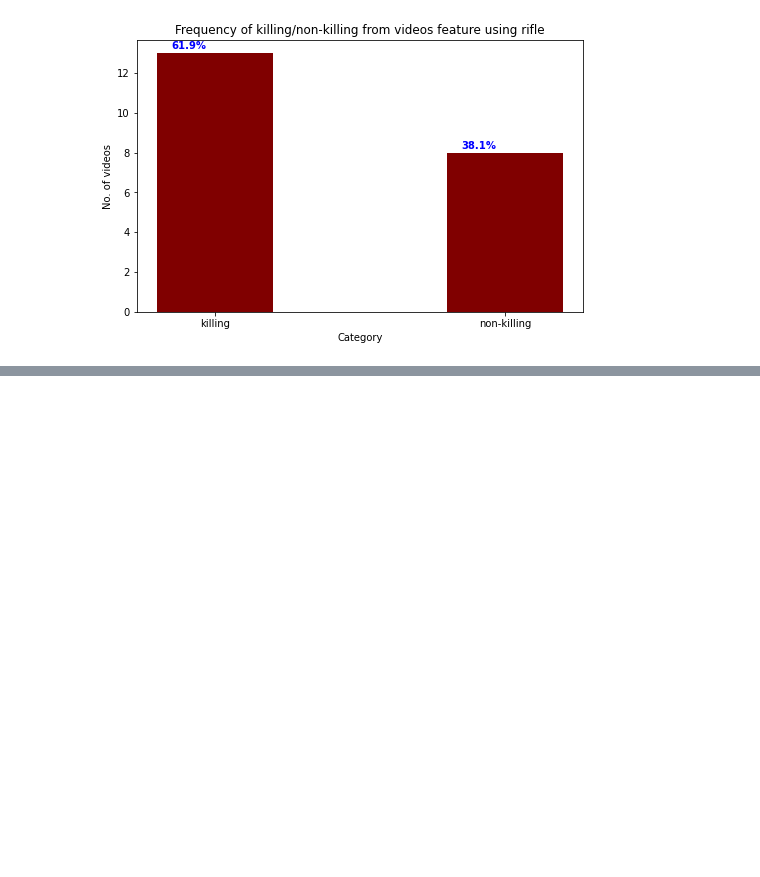
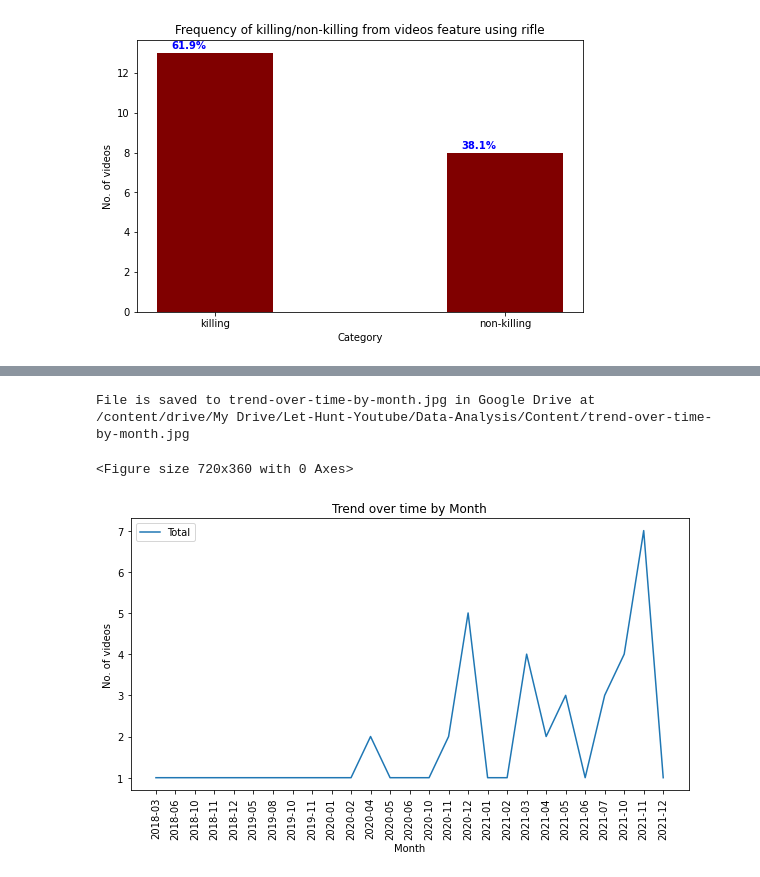
Before and after one commit to hoangantk6/Youtube_Hunting, a Jupyter notebook: 04-Data-Analysis/01_video-content-analysis.ipynb, the cells around one changed output, grey strips where cells are left out. Saved outputs shown, nothing was run; the diff lists cells and outputs as text; code cells hidden in the pictures; blank space fills up the shorter version.

```diff
--- a/04-Data-Analysis/01_video-content-analysis.ipynb
+++ b/04-Data-Analysis/01_video-content-analysis.ipynb
@@ -195,0 +237,22 @@ File is saved to rifle_type_frequency.jpg in Google Drive at /content/drive/My D
+# %%
+# trend over time by Month
+a = data.groupby(data['published_time'].dt.strftime('%Y-%m'))['video_url'].count()
+x = a.index
+
+plt = dautils.trend_plot(
+    {
+        'Total':{
+            'x': x,
+            'y': a[x]
+        }
+    },
+    xlabel='Month',
+    ylabel='No. of videos',
+    title='Trend over time by Month',
+    xrotation=90
+  )
+utils.save_image(plt, visualization_folder_path, "trend-over-time-by-month.jpg")
+# %% [output]
+File is saved to trend-over-time-by-month.jpg in Google Drive at /content/drive/My Drive/Let-Hunt-Youtube/Data-Analysis/Content/trend-over-time-by-month.jpg
+<Figure size 720x360 with 0 Axes>
+[figure, added]
```
Also changed, not shown: parts of 16 cells of this notebook.
